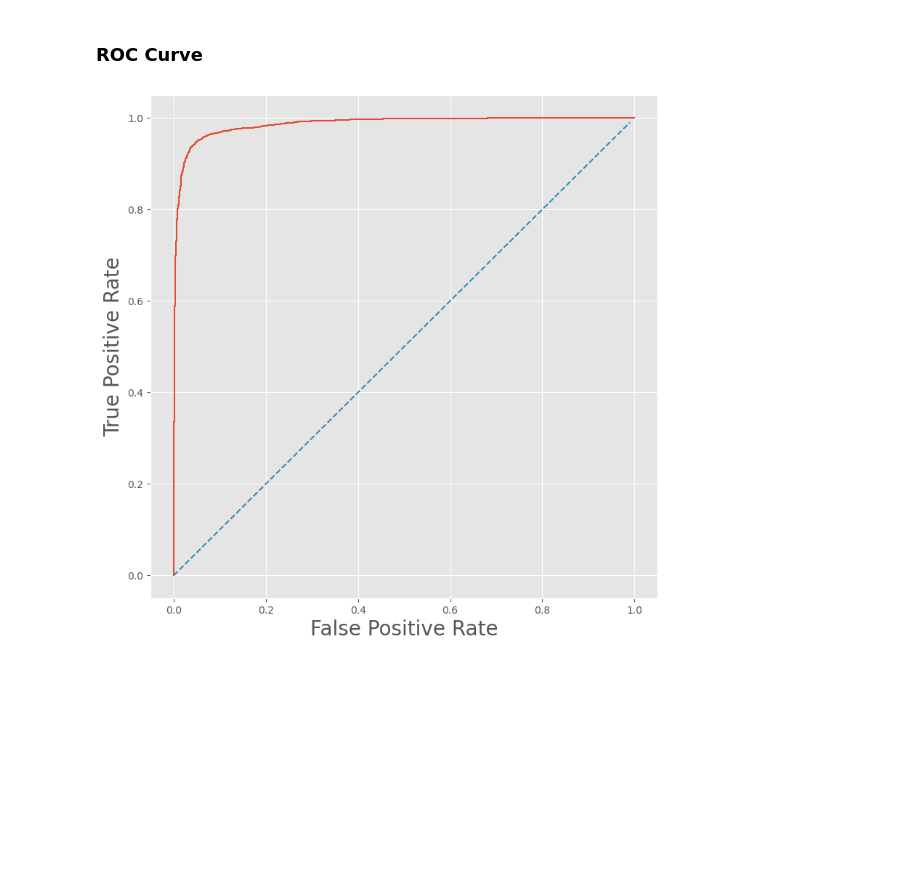
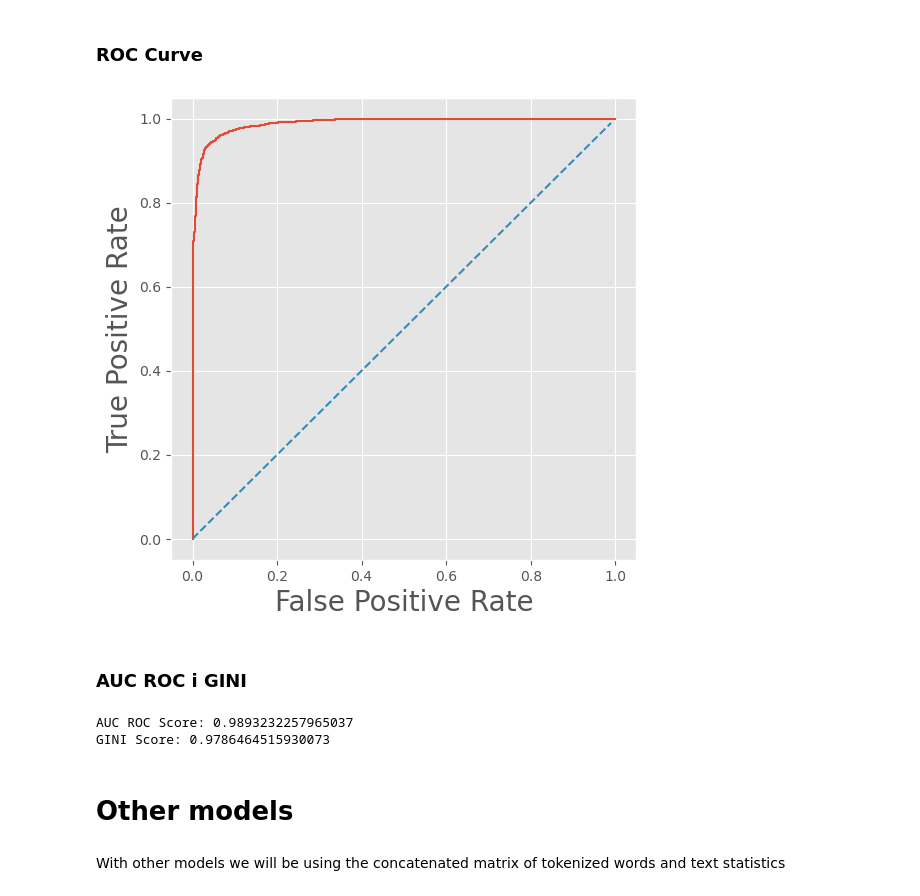
Before and after one commit to ZetrextJG/MLProject1_FakeNewsDetection, a Jupyter notebook: fake-news-detection-p3-models.ipynb, the cells around one changed output. Cells and saved outputs as stored; diff of their text form; code cells hidden in the pictures; blank space fills up the shorter version.

```diff
--- a/fake-news-detection-p3-models.ipynb
+++ b/fake-news-detection-p3-models.ipynb
@@ -282,4 +285,4 @@ model.evaluate(X_test_transformed, y_test)
 # %%
-y_pred = model.predict(test_inputs)
+y_pred = model.predict(X_test_transformed)
 roc05 = (y_pred > 0.5) * 1
 # %% [output]
@@ -306,13 +320,27 @@ ax.yaxis.set_ticklabels([0,1], size=15)
 # %%
 fpr, tpr, _ = roc_curve(y_test,  y_pred)
 
 #create ROC curve
-plt.figure(figsize=(9,9))
+plt.figure(figsize=(6,6))
 plt.plot(fpr,tpr)
 xs = np.arange(0, 1, 0.01)
 plt.plot(xs, xs, "--")
 plt.ylabel("True Positive Rate", size=20)
 plt.xlabel("False Positive Rate", size=20)
 plt.show()
 # %% [output]
-[figure, old version]
+[figure, new version]
+# %% [markdown]
+### AUC ROC i GINI
+# %%
+auc = roc_auc_score(y_test, y_pred)
+gini = 2 * auc - 1
+print(f"AUC ROC Score: {auc}")
+print(f"GINI Score: {gini}")
+# %% [output]
+AUC ROC Score: 0.9893232257965037
+GINI Score: 0.9786464515930073
+# %% [markdown]
+# Other models
+# %% [markdown]
+With other models we will be using the concatenated matrix of tokenized words and text statistics
```
Also changed, not shown: parts of 29 cells of this notebook.
